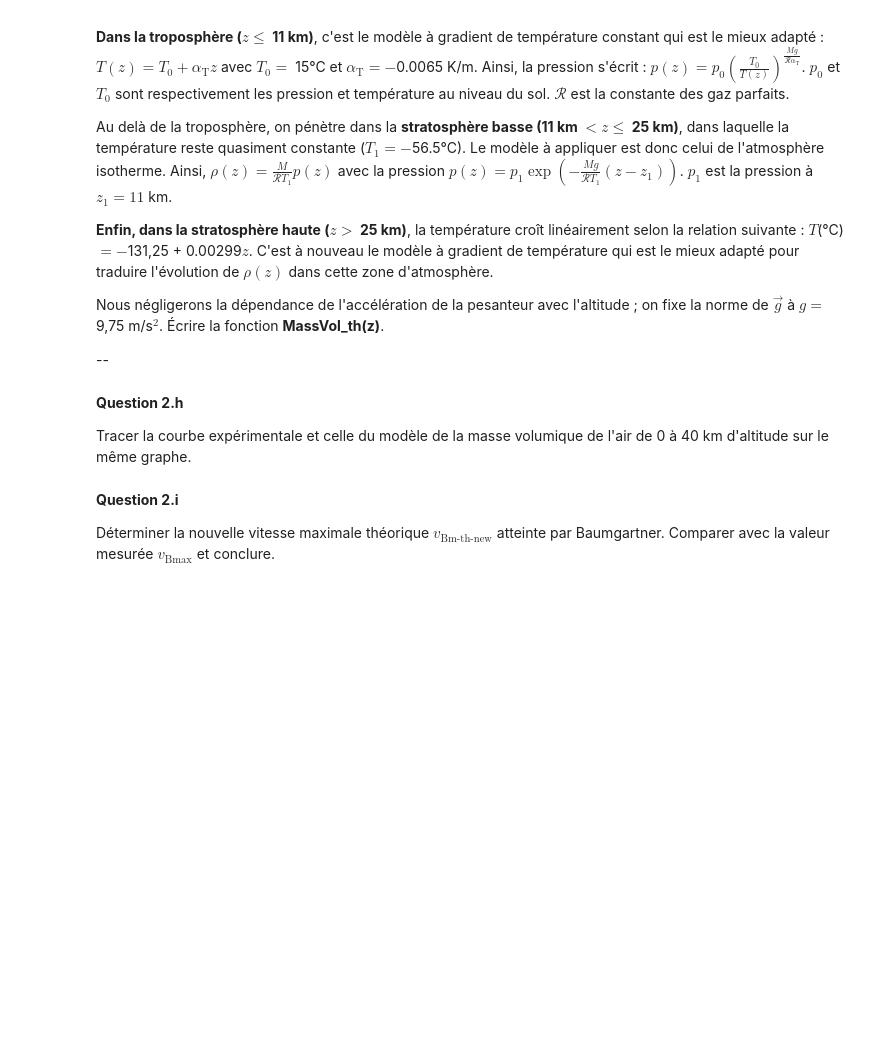
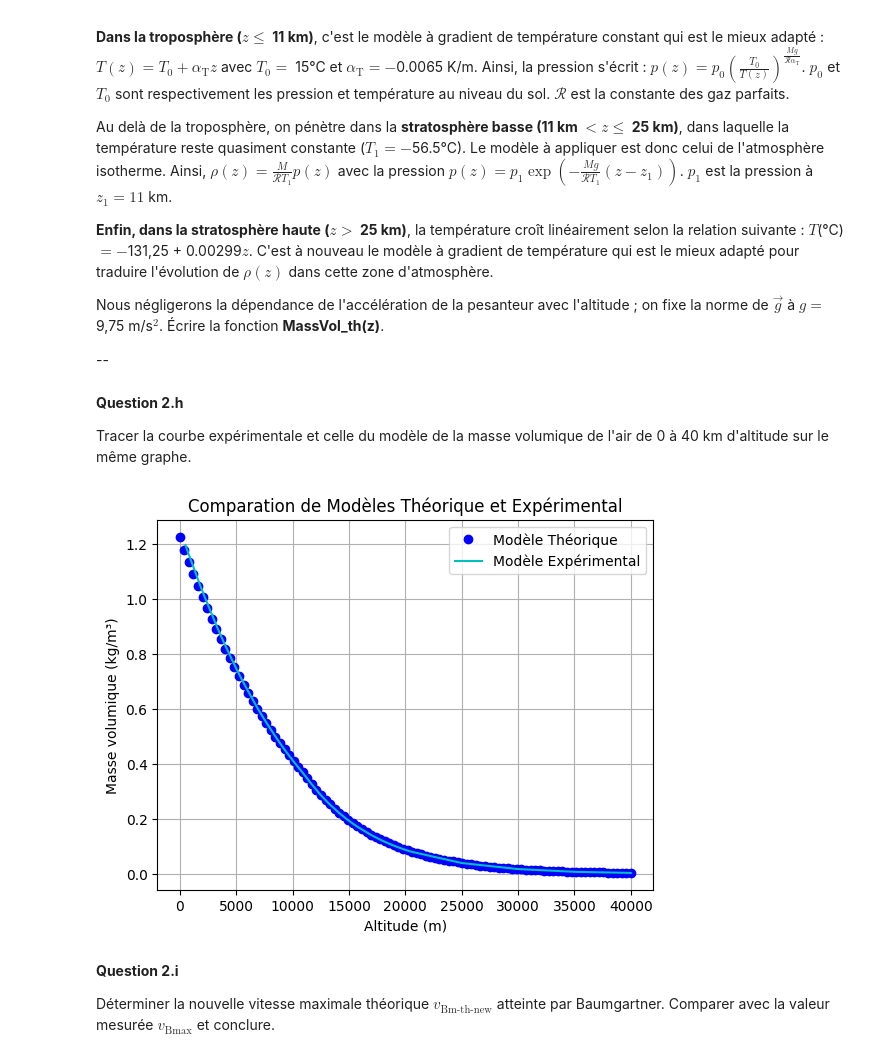
Before and after one commit to IsabelaCaldeira/ChuteLibre, a Jupyter notebook: CHUTE-LIBRE_Notebook-pour-etudiants_2022.ipynb, the cells around one changed output. Saved outputs shown, nothing was run; the diff lists cells and outputs as text; code cells hidden in the pictures; blank space fills up the shorter version.

```diff
--- a/CHUTE-LIBRE_Notebook-pour-etudiants_2022.ipynb
+++ b/CHUTE-LIBRE_Notebook-pour-etudiants_2022.ipynb
@@ -261,6 +305,20 @@ Nous négligerons la dépendance de l'accélération de la pesanteur avec l'alti
 **Question 2.h**
 
 Tracer la courbe expérimentale et celle du modèle de la masse volumique de l'air de 0 à 40 km d'altitude sur le même graphe.
+# %%
+z_coord_th = np.linspace(0, 40000, 100)
+MassVol_th_coord = [MassVol_th(i) for i in z_coord_th]
+
+plt.plot(z_coord_th, MassVol_th_coord, 'bo', label = 'Modèle Théorique')
+plt.plot(coord_MV[:,0], coord_MV[:,1], 'c', label = 'Mesures')
+plt.xlabel("Altitude (m)")
+plt.ylabel("Masse volumique (kg/m³)")
+plt.title("Comparation de Modèles Théorique et Expérimental")
+plt.legend(['Modèle Théorique', 'Modèle Expérimental'])
+plt.grid()
+plt.show()
+# %% [output]
+[figure, added]
 # %% [markdown]
 **Question 2.i**
 
```
Also changed, not shown: parts of 4 cells of this notebook.
